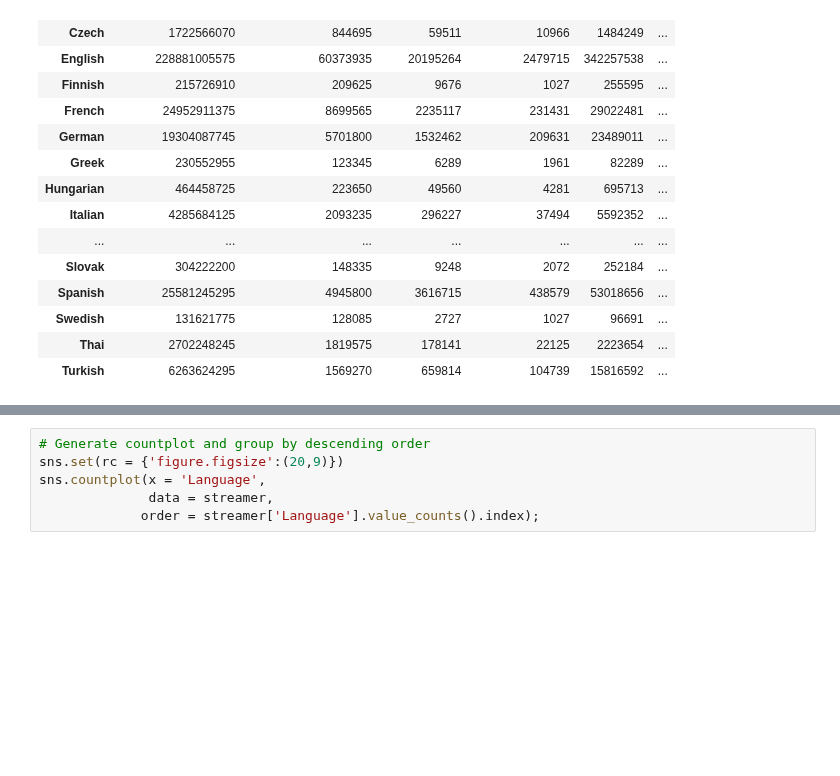
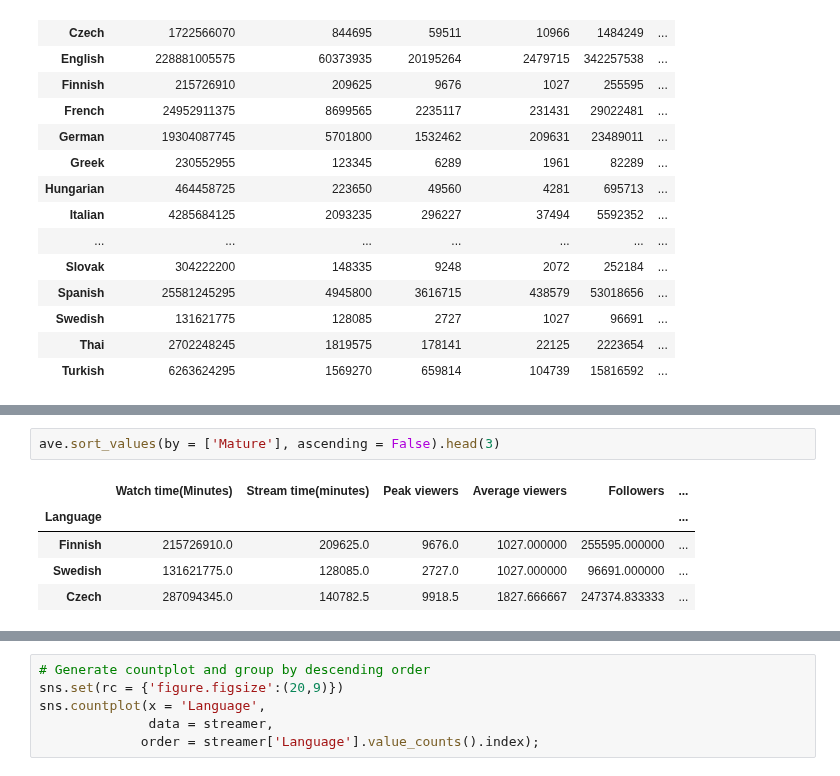
Before and after one commit to zli00185/CMSC320-Final, a Jupyter notebook: Project tutorial.ipynb, the cells around one changed output, grey strips where cells are left out. Saved outputs shown, nothing was run; the diff lists cells and outputs as text; blank space fills up the shorter version.

```diff
--- a/Project tutorial.ipynb
+++ b/Project tutorial.ipynb
@@ -97,0 +161,8 @@ Language
+# %%
+ave.sort_values(by = ['Mature'], ascending = False).head(3)
+# %% [output]
+|  | Watch time(Minutes) | Stream time(minutes) | Peak viewers | Average viewers | Followers | ... |
+| Language |  |  |  |  |  | ... |
+| Finnish | 215726910.0 | 209625.0 | 9676.0 | 1027.000000 | 255595.000000 | ... |
+| Swedish | 131621775.0 | 128085.0 | 2727.0 | 1027.000000 | 96691.000000 | ... |
+| Czech | 287094345.0 | 140782.5 | 9918.5 | 1827.666667 | 247374.833333 | ... |
```
Also changed, not shown: parts of 10 cells of this notebook, 1 other file.
